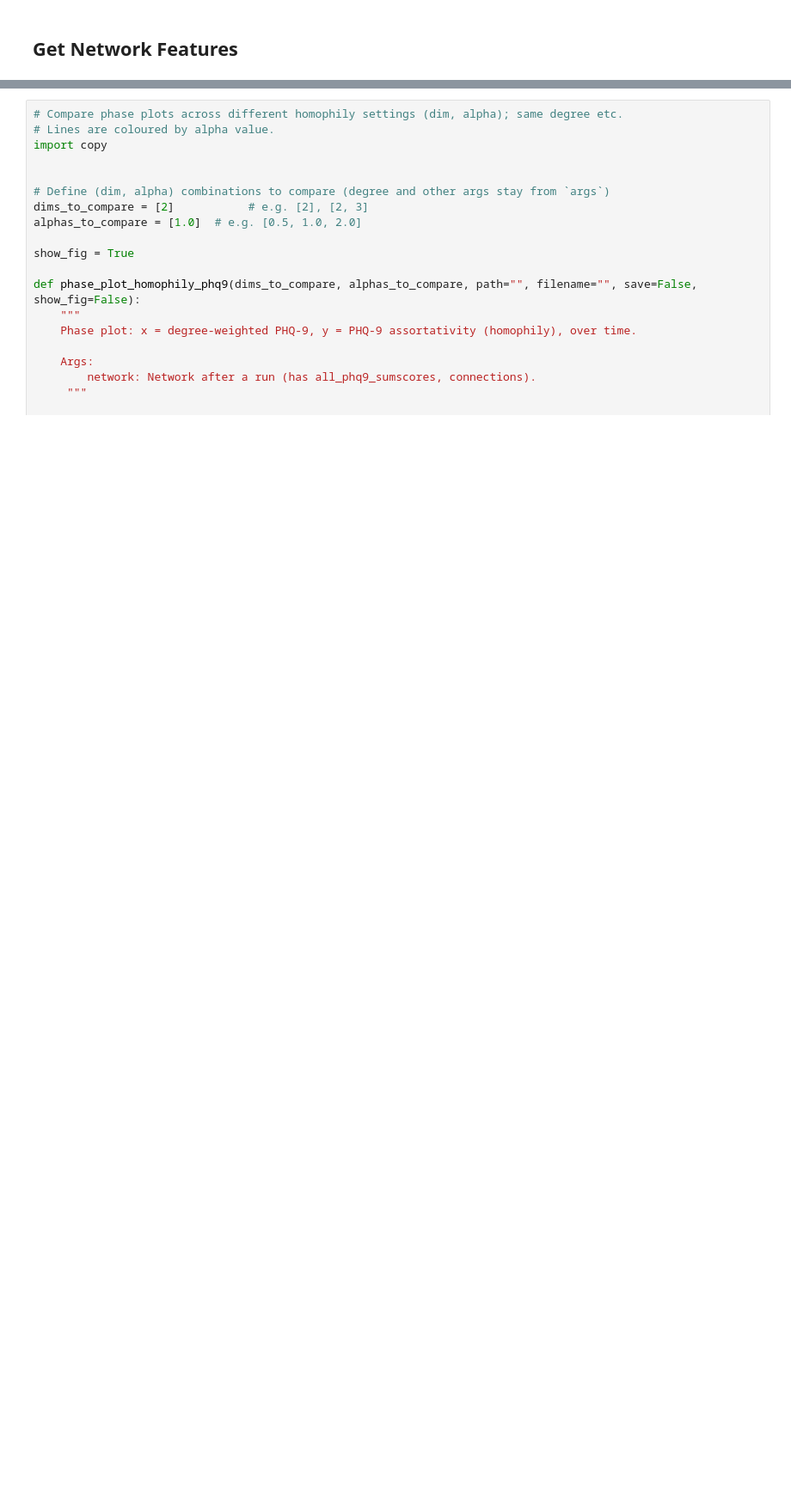
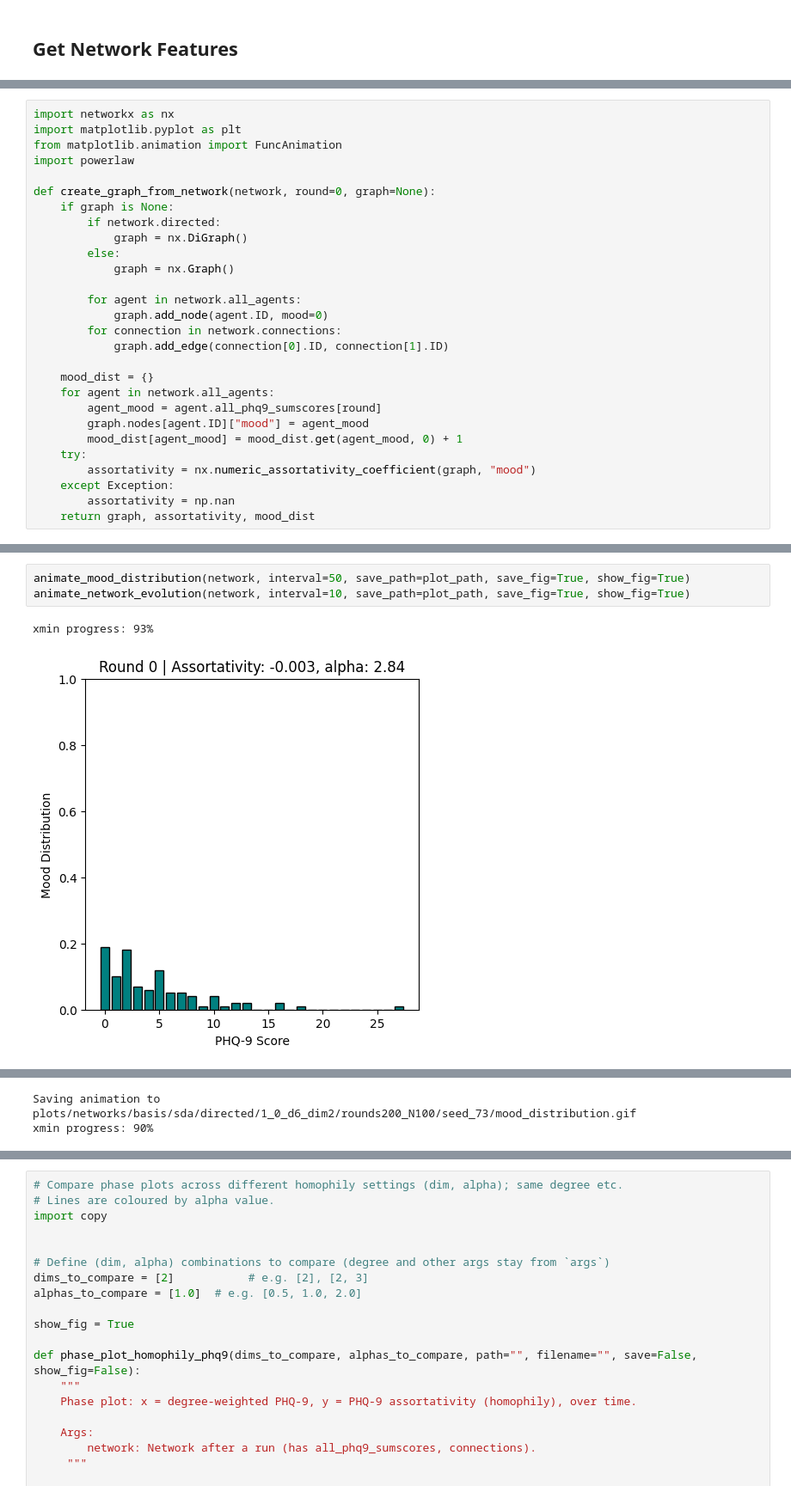
Before and after one commit to chrishoynck/ABM_LLMs_vllm, a Jupyter notebook: experiment.ipynb, the cells around one changed output, grey strips where cells are left out. Shown at 86% size. Drawn from its saved outputs; the diff is of its cells as text; blank space fills up the shorter version.

```diff
--- a/experiment.ipynb
+++ b/experiment.ipynb
@@ -143,0 +175,28 @@ pca_visualize(all_networks_results, plot_path, plot_filename, args)
+# %%
+import networkx as nx
+import matplotlib.pyplot as plt
+from matplotlib.animation import FuncAnimation
+import powerlaw
+
+def create_graph_from_network(network, round=0, graph=None):
+    if graph is None:
+        if network.directed:
+            graph = nx.DiGraph()
+        else:
+            graph = nx.Graph()
+
+        for agent in network.all_agents:
+            graph.add_node(agent.ID, mood=0)
+        for connection in network.connections:
+            graph.add_edge(connection[0].ID, connection[1].ID)
+
+    mood_dist = {}
+    for agent in network.all_agents:
+        agent_mood = agent.all_phq9_sumscores[round]
+        graph.nodes[agent.ID]["mood"] = agent_mood
+        mood_dist[agent_mood] = mood_dist.get(agent_mood, 0) + 1
+    try:
+        assortativity = nx.numeric_assortativity_coefficient(graph, "mood")
+    except Exception:
+        assortativity = np.nan
+    return graph, assortativity, mood_dist
@@ -143,0 +324,6 @@ pca_visualize(all_networks_results, plot_path, plot_filename, args)
+# %%
+animate_mood_distribution(network, interval=50, save_path=plot_path, save_fig=True, show_fig=True)
+animate_network_evolution(network, interval=10, save_path=plot_path, save_fig=True, show_fig=True)
+# %% [output]
+xmin progress: 93%
+[figure, added]
@@ -143,0 +331,2 @@ pca_visualize(all_networks_results, plot_path, plot_filename, args)
+Saving animation to plots/networks/basis/sda/directed/1_0_d6_dim2/rounds200_N100/seed_73/mood_distribution.gif
+xmin progress: 90%
```
Also changed, not shown: parts of 9 cells of this notebook, 6 other files.
